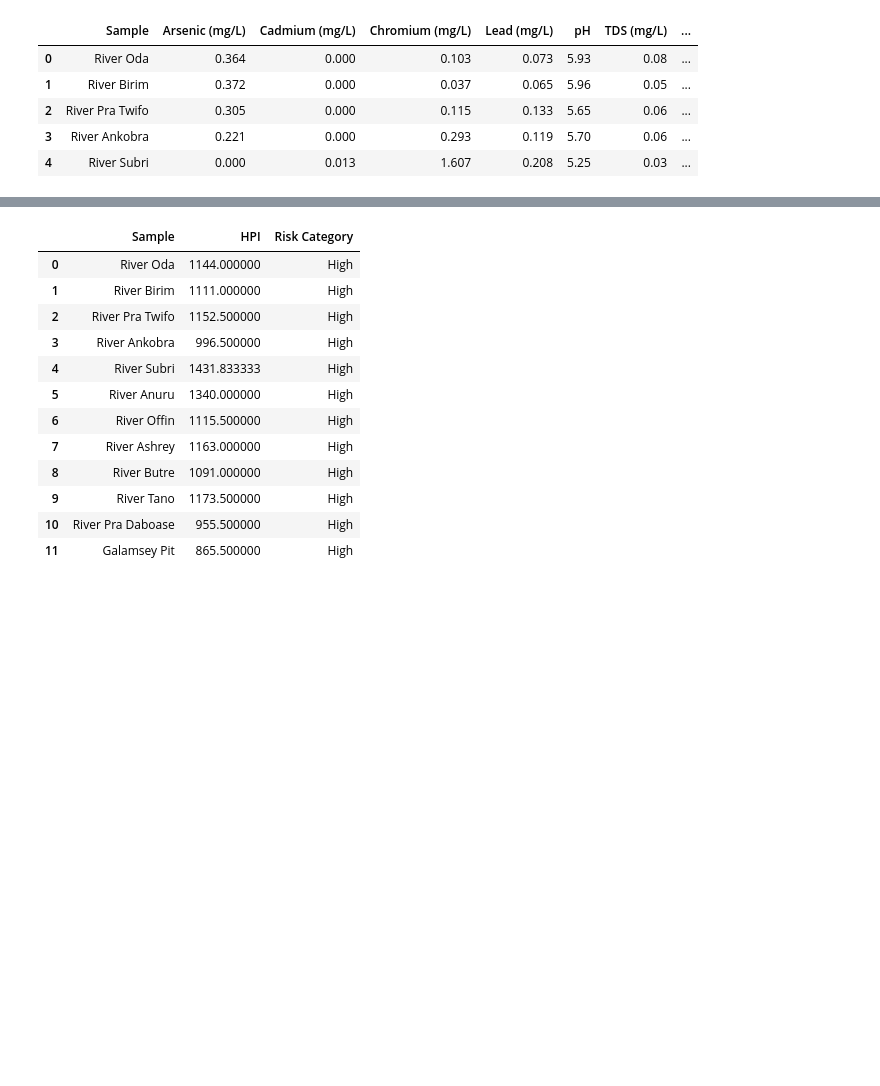
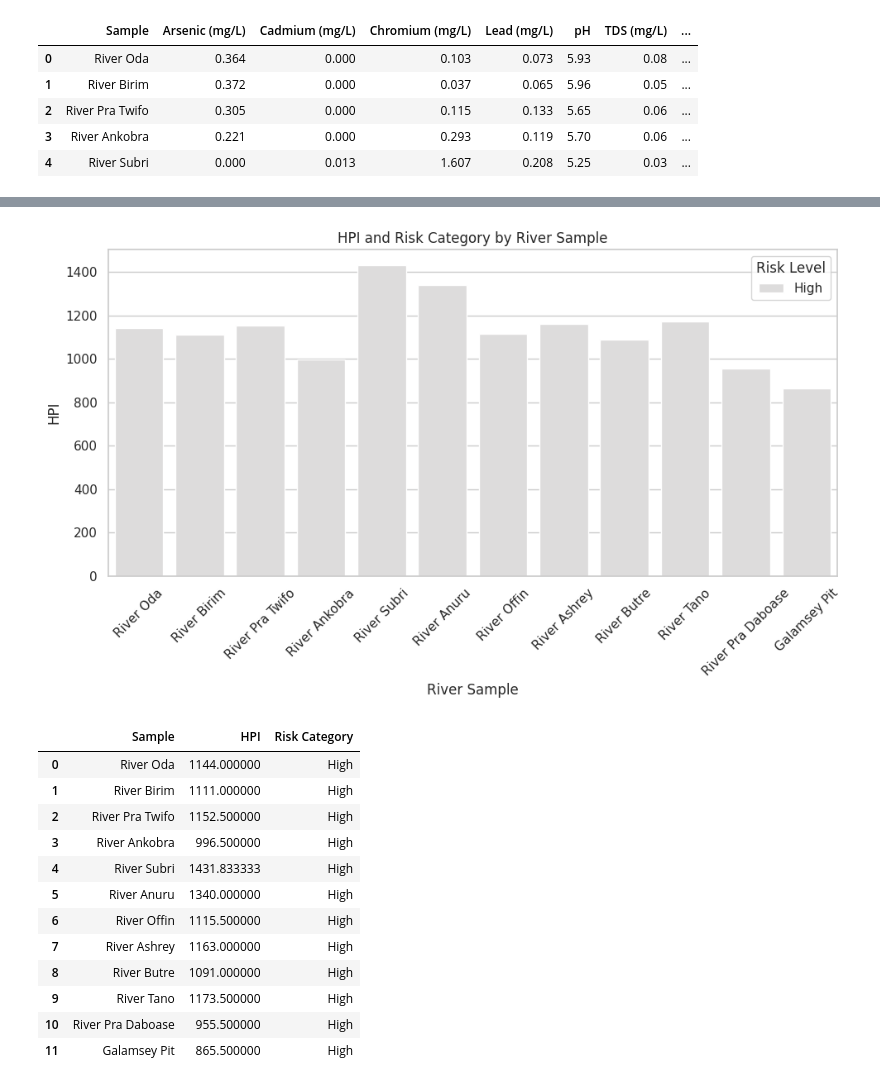
Before and after one commit to Pcosby5/galamsey_hackathon, a Jupyter notebook: analysis.ipynb, the cells around one changed output, grey strips where cells are left out. Cells and saved outputs as stored; diff of their text form; code cells hidden in the pictures; blank space fills up the shorter version.

```diff
--- a/analysis.ipynb
+++ b/analysis.ipynb
@@ -162,34 +202,56 @@ Rivers where at least one heavy metal exceeds WHO limits:
 # %%
+import os
+import matplotlib.pyplot as plt
+import seaborn as sns
+
+# Make sure visuals directory exists
+os.makedirs("visuals", exist_ok=True)
+
 # WHO limits (mg/L)
 who_limits = {
     'Arsenic (mg/L)': 0.01,
     'Cadmium (mg/L)': 0.003,
     'Chromium (mg/L)': 0.05,
     'Lead (mg/L)': 0.01
 }
 
 # Step 1: Calculate Qi for each metal in each sample
 for metal, limit in who_limits.items():
     df[f'{metal} Qi'] = (df[metal] / limit) * 100
 
 # Step 2: Compute HPI using equal weights
 qi_columns = [f'{metal} Qi' for metal in who_limits.keys()]
 df['HPI'] = df[qi_columns].mean(axis=1)
 
 # Step 3: Assign risk category
 def get_risk_category(hpi):
     if hpi <= 50:
         return 'Low'
     elif hpi <= 100:
         return 'Medium'
     else:
         return 'High'
 
 df['Risk Category'] = df['HPI'].apply(get_risk_category)
 
-# Show results
+# Optional visualization of HPI categories
+plt.figure(figsize=(10, 6))
+sns.barplot(data=df, x='Sample', y='HPI', hue='Risk Category', palette='coolwarm')
+plt.title("HPI and Risk Category by River Sample")
+plt.xticks(rotation=45)
+plt.xlabel("River Sample")
+plt.ylabel("HPI")
+plt.legend(title='Risk Level')
+plt.tight_layout()
+
+# Save the plot
+plt.savefig("visuals/hpi_risk_category.png", dpi=300)
+plt.show()
+
+# Show results in the notebook
 df[['Sample', 'HPI', 'Risk Category']]
 # %% [output]
+[figure, added]
 |  | Sample | HPI | Risk Category |
 | 0 | River Oda | 1144.000000 | High |
 | 1 | River Birim | 1111.000000 | High |
```
Also changed, not shown: parts of 6 cells of this notebook, 6 other files.
